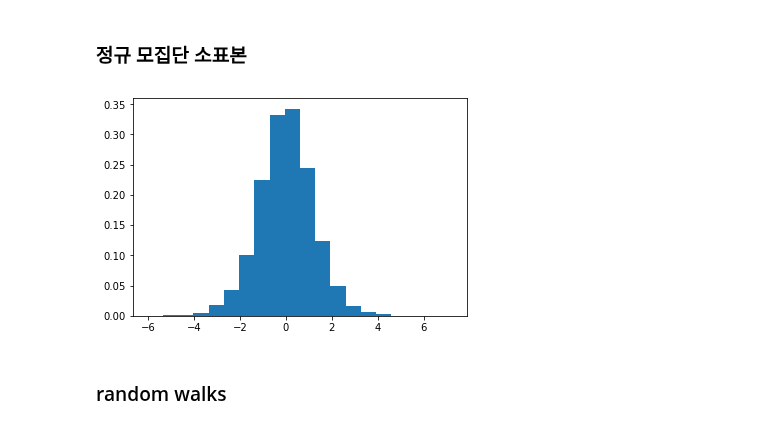
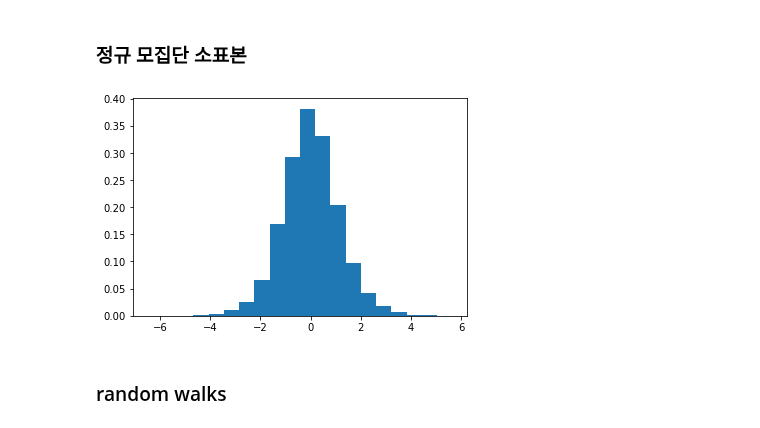
Before and after one commit to ksublee/SPuP, a Jupyter notebook: 9.Probability.ipynb, the cells around one changed output. Drawn from its saved outputs; the diff is of its cells as text; code cells hidden in the pictures.

```diff
--- a/9.Probability.ipynb
+++ b/9.Probability.ipynb
@@ -270,23 +270,23 @@ array([[ 1.        , -0.00461286],
 # %%
 import numpy as np
 import matplotlib.pyplot as plt
 
 N = 10000
 mean_x = np.zeros(N)
 std_x = np.zeros(N)
 ts = np.zeros(N)
 
 mu, sigma, n = 5, 3, 10      #모평균, 모표준편차, 표본 개수
 
 for i in range(N):
     x = np.random.normal(mu, sigma, n)
-    mean_x[i], std_x[i] = x.mean(), x.std()          # 표본 평균, 표본 표준편차
+    mean_x[i], std_x[i] = x.mean(), x.std(ddof=1)          # 표본 평균, 표본 표준편차
     ts[i] = (mean_x[i] - mu)/(std_x[i]/np.sqrt(n))   # t 통계량
 
 plt.hist(ts, bins=20, normed=True)
 plt.show()
 # %% [output]
-[figure, old version]
+[figure, new version]
 # %% [markdown]
 ### random walks
 # %%
```
Also changed, not shown: 1 other file.
